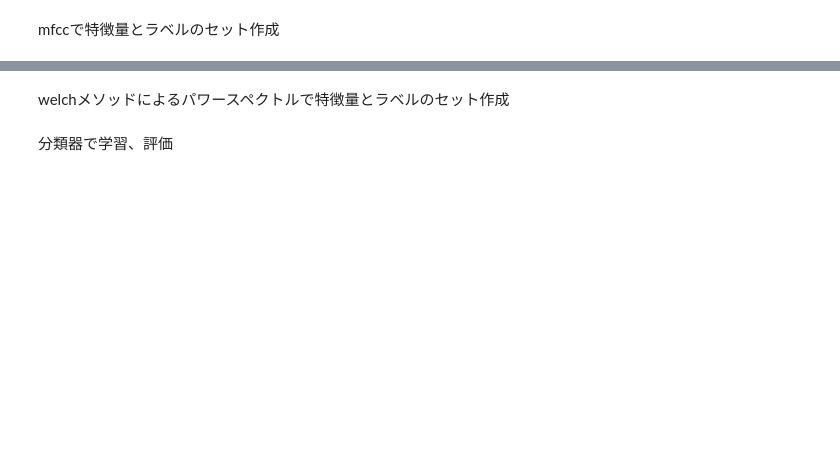
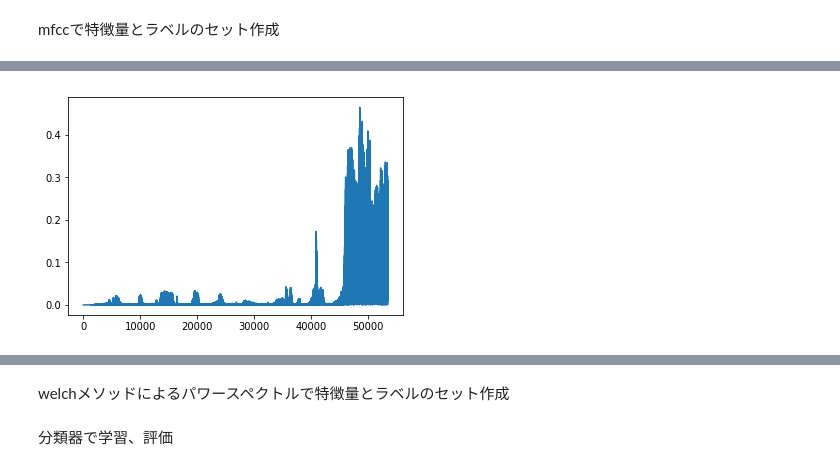
Before and after one commit to kacky24/baby_cry_cause_estimation, a Jupyter notebook: voice_classification.ipynb, the cells around one changed output, grey strips where cells are left out. Drawn from its saved outputs; the diff is of its cells as text; code cells hidden in the pictures; blank space fills up the shorter version.

```diff
--- a/voice_classification.ipynb
+++ b/voice_classification.ipynb
@@ -14,7 +14,7 @@ random_state=42
 音声ファイルimport
 # %%
 files = []
-datapath = 'data/'
+datapath = 'wav_data/'
 
 for x in os.listdir(datapath):
     if '.wav' in x:
@@ -21,0 +24,18 @@ for x in os.listdir(datapath):
+# %%
+hu_count = 0
+ti_count = 0
+improved_files = []
+for f in files:
+    if '-hu.' in f:
+        if hu_count < 18:
+            hu_count += 1
+            improved_files.append(f)
+    elif '-ti.' in f:
+        if ti_count < 18:
+            ti_count += 1
+            improved_files.append(f)
+    else:
+        improved_files.append(f)
+
+del files
+files = improved_files
@@ -26,10 +88,12 @@ label_dict = {'hu':0, 'ti':1, 'dc':2}
 
 X = []
 y = []
+x_seq = []
 for f in files:
     x, sample_rate = sf.read(datapath + f)
+    x_seq.append(x)
     x = np.clip(x, 1e-10, 1)
-    ceps,mspec,spec = mfcc(x)
+    ceps,mspec,spec = mfcc(x, nwin=256, nfft=512, fs=8000, nceps=13)
     X.append(np.mean(ceps, axis=0))
     if '-hu.' in f:
         y.append(label_dict['hu'])
@@ -40,3 +104,9 @@ for f in files:
 
 X = np.array(X)
 y = np.array(y)
+# %%
+plt.plot(np.abs(x_seq[2]))
+#plt.xlim(21000, 21100)
+plt.show()
+# %% [output]
+[figure, added]
```
Also changed, not shown: parts of 16 cells of this notebook, 1 other file.
